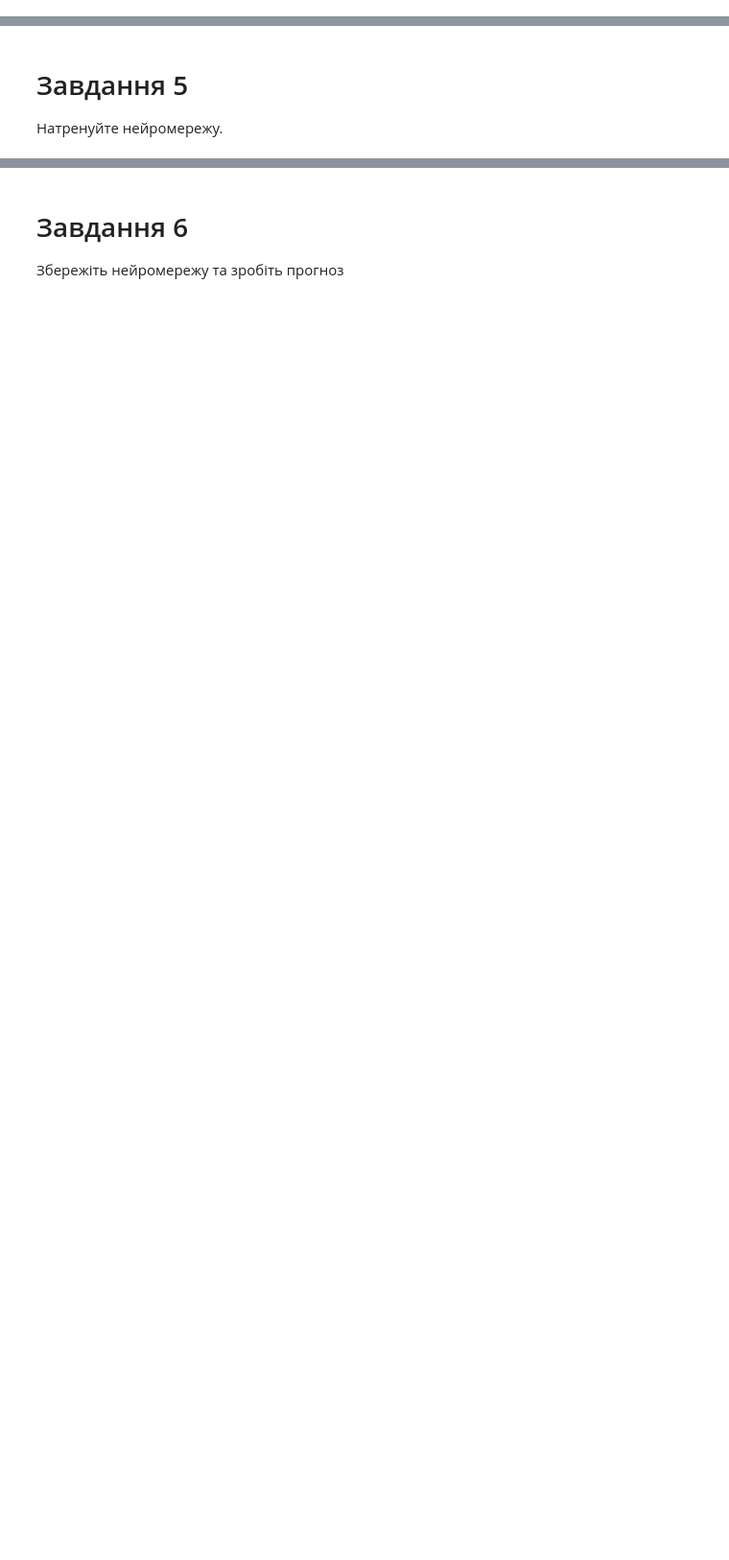
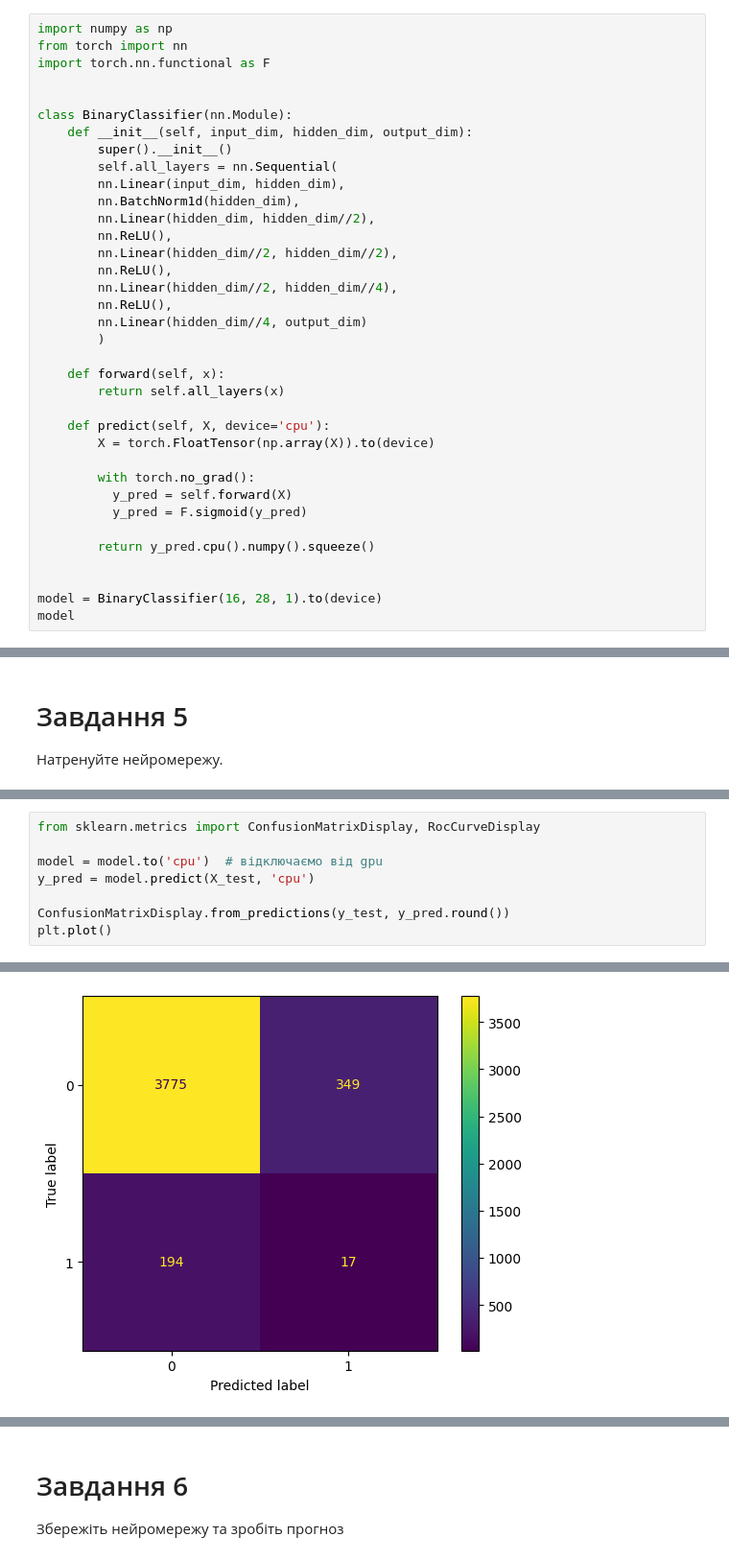
Before and after one commit to shaya-686/AI, a Jupyter notebook: regularization_practice.ipynb, the cells around one changed output, grey strips where cells are left out. Shown at 96% size. Saved outputs shown, nothing was run; the diff lists cells and outputs as text; blank space fills up the shorter version.

```diff
--- a/regularization_practice.ipynb
+++ b/regularization_practice.ipynb
@@ -45,3 +92,39 @@ df.head()
 # %% [markdown]
 # Завдання 3
 Створіть нейромережу
+# %%
+import numpy as np
+from torch import nn
+import torch.nn.functional as F
+
+
+class BinaryClassifier(nn.Module):
+    def __init__(self, input_dim, hidden_dim, output_dim):
+        super().__init__()
+        self.all_layers = nn.Sequential(
+        nn.Linear(input_dim, hidden_dim),
+        nn.BatchNorm1d(hidden_dim),
+        nn.Linear(hidden_dim, hidden_dim//2),
+        nn.ReLU(),
+        nn.Linear(hidden_dim//2, hidden_dim//2),
+        nn.ReLU(),
+        nn.Linear(hidden_dim//2, hidden_dim//4),
+        nn.ReLU(),
+        nn.Linear(hidden_dim//4, output_dim)
+        )
+
+    def forward(self, x):
+        return self.all_layers(x)
+
+    def predict(self, X, device='cpu'):
+        X = torch.FloatTensor(np.array(X)).to(device)
+
+        with torch.no_grad():
+          y_pred = self.forward(X)
+          y_pred = F.sigmoid(y_pred)
+
+        return y_pred.cpu().numpy().squeeze()
+
+
+model = BinaryClassifier(16, 28, 1).to(device)
+model
@@ -53,0 +356,9 @@ df.head()
+# %%
+from sklearn.metrics import ConfusionMatrixDisplay, RocCurveDisplay
+
+model = model.to('cpu')  # відключаємо від gpu
+y_pred = model.predict(X_test, 'cpu')
+
+ConfusionMatrixDisplay.from_predictions(y_test, y_pred.round())
+plt.plot()
+# %% [output]
@@ -53,0 +366 @@ df.head()
+[figure, added]
```
Also changed, not shown: parts of 19 cells of this notebook.
